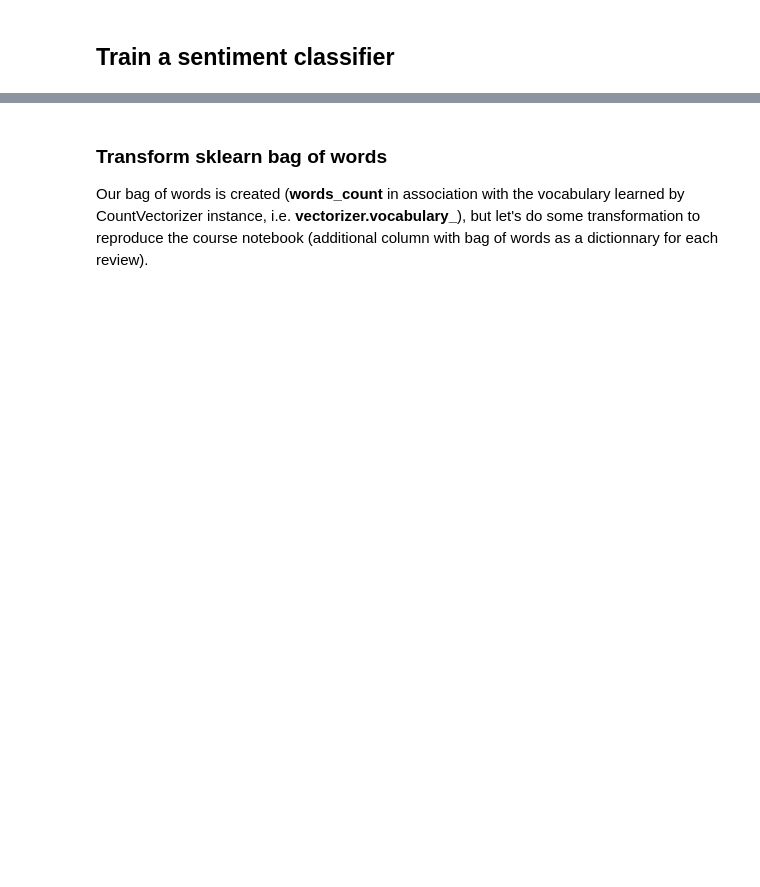
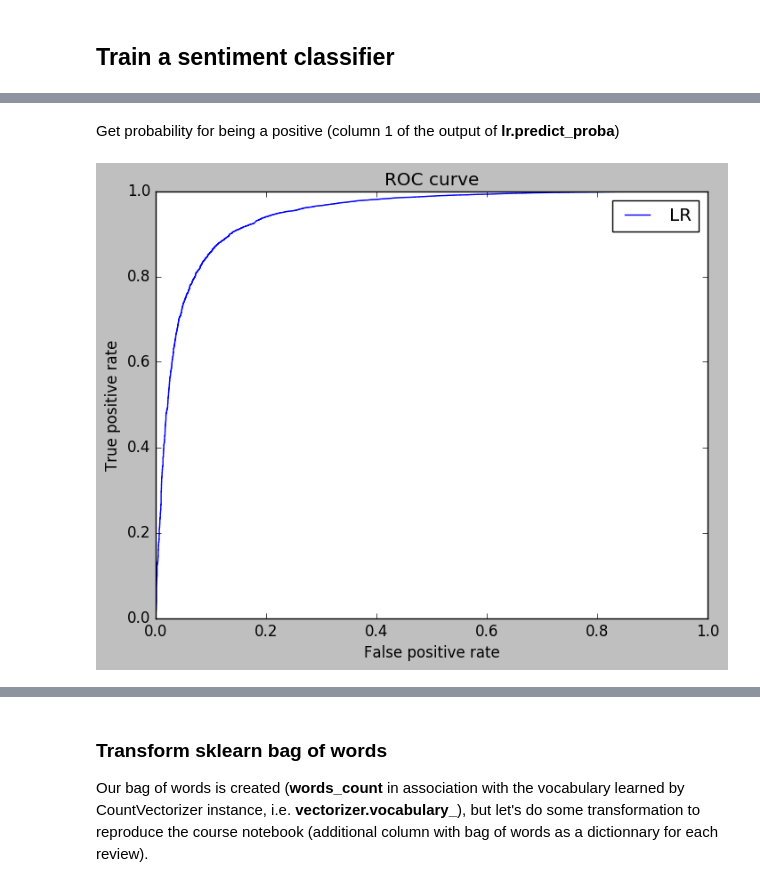
Before and after one commit to ddumet/coursera_machine_learning_foundations, a Jupyter notebook: analysing_sentiment.ipynb, the cells around one changed output, grey strips where cells are left out. Saved outputs shown, nothing was run; the diff lists cells and outputs as text; code cells hidden in the pictures; blank space fills up the shorter version.

```diff
--- a/analysing_sentiment.ipynb
+++ b/analysing_sentiment.ipynb
@@ -152,0 +160,4 @@ products shape: (166752, 5)  words_count shape: (166752, 5000)
+# %%
+products["sentiment"]=0
+products.loc[products.rating >= 4, "sentiment"] = 1
+products = products[products.loc[:,"rating"] != 3]
@@ -152,0 +166,2 @@ products shape: (166752, 5)  words_count shape: (166752, 5000)
+# %%
+words_count = words_count[products.index]
@@ -172,0 +233,15 @@ lr.score(X_test,y_test)
+# %% [markdown]
+Get probability for being a positive (column 1 of the output of **lr.predict_proba**)
+# %%
+y_predict_proba = lr.predict_proba(X_test)[:,1]
+# %%
+fpr, tpr, thresholds = roc_curve(y_test, y_predict_proba)
+# %%
+plt.plot(fpr, tpr, label='LR')
+plt.xlabel('False positive rate')
+plt.ylabel('True positive rate')
+plt.title('ROC curve')
+plt.legend(loc='best')
+plt.show();
+# %% [output]
+[figure, added]
```
Also changed, not shown: parts of 43 cells of this notebook.
